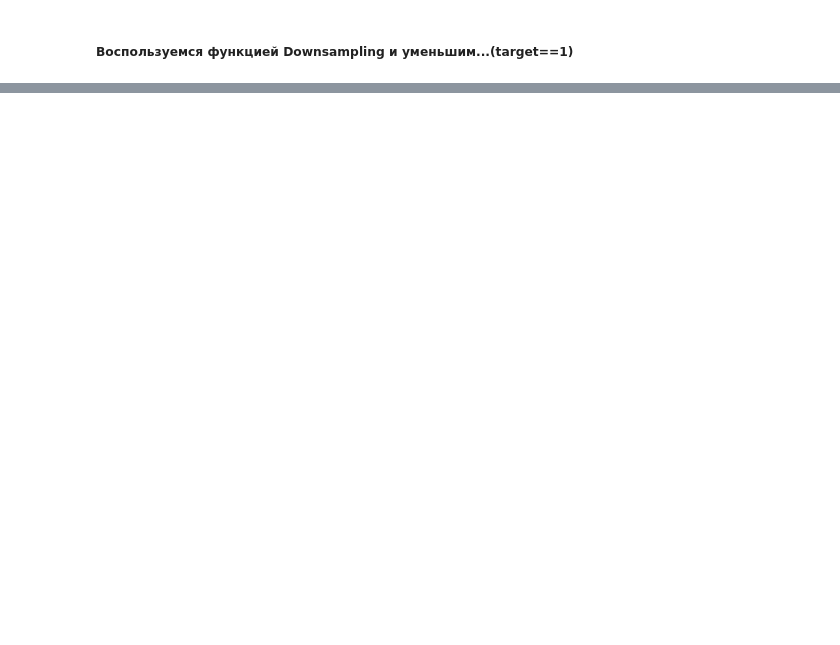
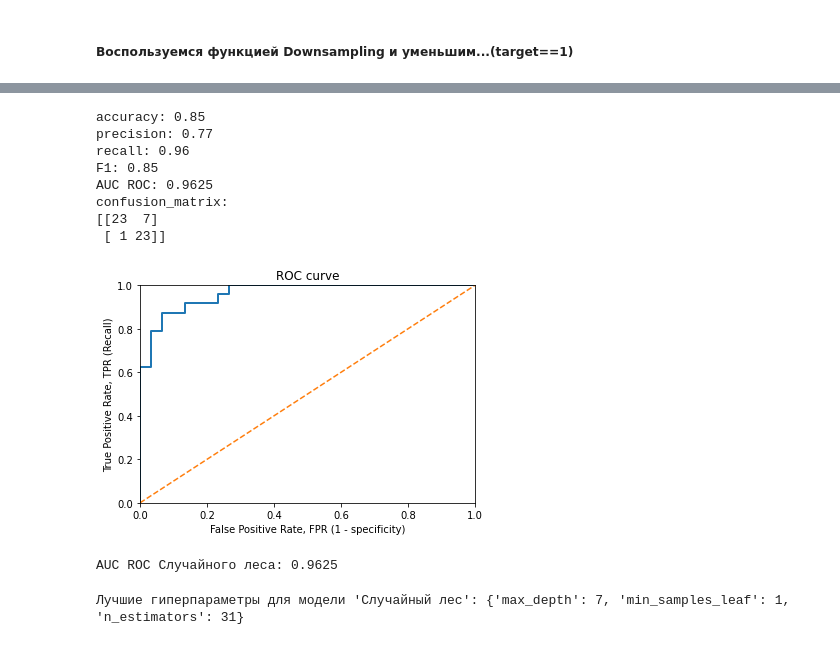
Before and after one commit to ElizabethShoshev/Project-masterskay, a Jupyter notebook: пробник.ipynb, the cells around one changed output, grey strips where cells are left out. Drawn from its saved outputs; the diff is of its cells as text; code cells hidden in the pictures; blank space fills up the shorter version.

```diff
--- a/пробник.ipynb
+++ b/пробник.ipynb
@@ -313,0 +320,12 @@ display(test_features.head(5))
+# %%
+# Для визуализации метрики AUC ROC создадим функцию для построения графиков для каждой модели после сбалансирования классов
+
+def plot_roc_curve(fpr, tpr, label=None):
+    plt.plot(fpr, tpr, linewidth=2, label=label)
+    plt.plot([0, 1], [0, 1], linestyle='--')
+    plt.xlim([0.0, 1.0])
+    plt.ylim([0.0, 1.0])
+    plt.xlabel('False Positive Rate, FPR (1 - specificity)')
+    plt.ylabel('True Positive Rate, TPR (Recall)')
+    plt.title('ROC curve')
+    plt.savefig("ROC.png")
@@ -398,0 +515,40 @@ features_balance_down,target_balance_down=downsampling(train_features,train_targ
+# %%
+# Строим Random forest с лучшими гиперпараметрами при увеличении выборки
+model_forest = RandomForestClassifier(random_state=12345,n_estimators = 31, max_depth = 7, min_samples_leaf = 3)
+model_forest.fit(features_balance_up,target_balance_up)
+prediction_forest = model_forest.predict(valid_features)
+
+print("accuracy:", round ((model_forest.score(valid_features,valid_target)),2))
+print("precision:", round((precision_score(valid_target, prediction_forest)),2))
+print("recall:", round((recall_score(valid_target, prediction_forest)),2))
+print("F1:", round ((f1_score(valid_target,prediction_forest)),2))
+print("AUC ROC:", round(roc_auc_score(valid_target, (model_forest.predict_proba(valid_features))[:, 1]),4))
+print("confusion_matrix:")
+print(confusion_matrix(valid_target, prediction_forest))
+
+fpr, tpr, thresholds = roc_curve(valid_target, model_forest.predict_proba(valid_features)[:, 1])
+plot_roc_curve(fpr, tpr)
+plt.show()
+print("AUC ROC Случайного леса:", round(roc_auc_score(
+    valid_target, (model_forest.predict_proba(valid_features))[:, 1]),4))
+# %% [output]
+accuracy: 0.85
+precision: 0.77
+recall: 0.96
+F1: 0.85
+AUC ROC: 0.9625
+confusion_matrix:
+[[23  7]
+ [ 1 23]]
+[figure, added]
+AUC ROC Случайного леса: 0.9625
+# %%
+# Подбираем наилучшие гиперпараметры для Random forest при уменьшении выборки
+parametrs = { 'n_estimators': range (1, 50, 10),
+             'min_samples_leaf': range (1,5),
+             'max_depth': range (1,11)}
+model_forest = GridSearchCV(RandomForestClassifier(random_state=12345), parametrs, scoring='f1', cv=5)
+model_forest.fit(features_balance_down,target_balance_down)
+print("Лучшие гиперпараметры для модели 'Случайный лес':",model_forest.best_params_)
+# %% [output]
+Лучшие гиперпараметры для модели 'Случайный лес': {'max_depth': 7, 'min_samples_leaf': 1, 'n_estimators': 31}
```
Also changed, not shown: parts of 12 cells of this notebook, 1 other file.
